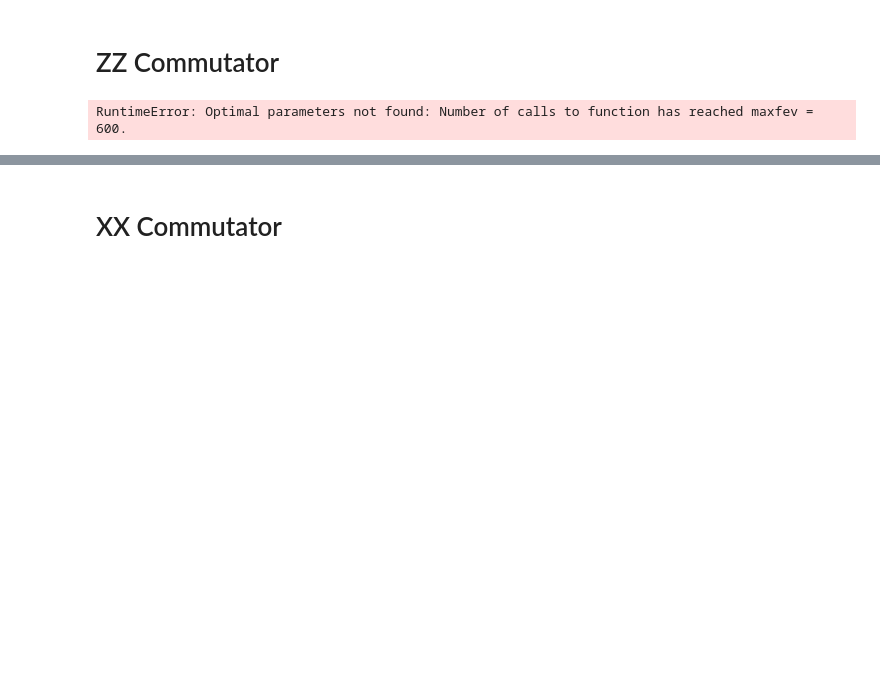
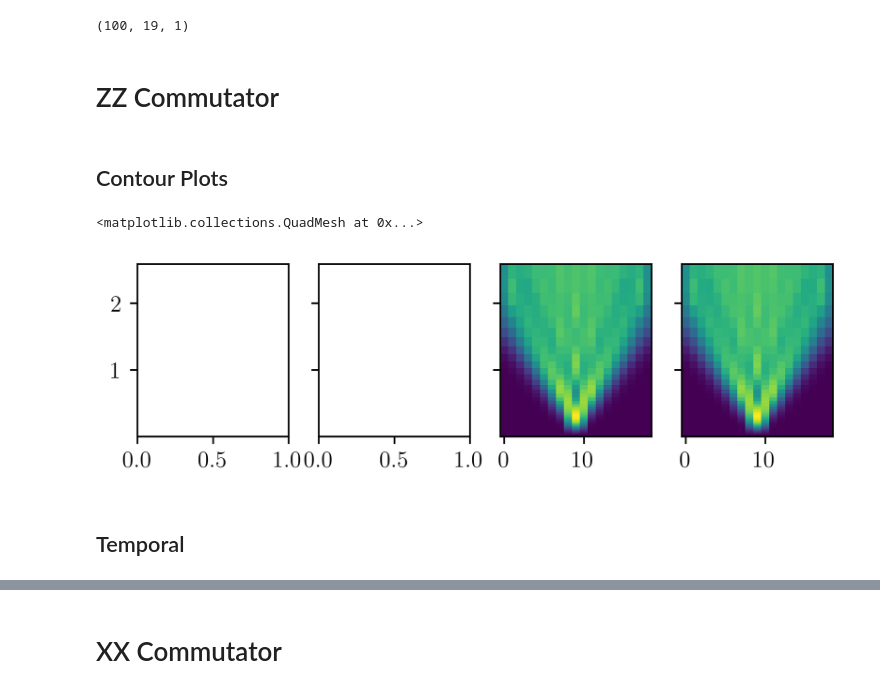
Before and after one commit to mkm2/WorkingFolder, a Jupyter notebook: final_runs/chapter_3/Krylov/ShortTimes.ipynb, the cells around one changed output, grey strips where cells are left out. Cells and saved outputs as stored; diff of their text form; code cells hidden in the pictures; blank space fills up the shorter version.

```diff
--- a/final_runs/chapter_3/Krylov/ShortTimes.ipynb
+++ b/final_runs/chapter_3/Krylov/ShortTimes.ipynb
@@ -12,0 +15,14 @@ datapath = Path.cwd() / "data"
+# %%
+W = 5.88    # Figure width in inches, approximately A4-width - 2*1.25in margin
+plt.rcParams.update({
+    'figure.figsize': (W, W),#/(4/3)),     # 1:1 aspect ratio
+    'font.size' : 11,                   # Set font size to 11pt
+    'axes.labelsize': 11,               # -> axis labels
+    'legend.fontsize': 10,              # -> legends
+    'font.family': 'lmodern',
+    'text.usetex': True,
+    'text.latex.preamble': (            # LaTeX preamble
+        r'\usepackage{lmodern}'
+        # ... more packages if needed
+    )
+})
@@ -99,6 +154,10 @@ rvals = np.array([abs(pos-xcenter) for pos in range(0,N)])
 # %%
 def model(x,a,b):
     return a*x**b
+# %%
+data_zz[0].shape
+# %% [output]
+(100, 19, 1)
 # %% [markdown]
 # ZZ Commutator
 # %%
@@ -112,4 +171,17 @@ for j in range(0,N//2):
     red_zz_nn[:,j] = 0.5*(res_zz_nn[:,j]+res_zz_nn[:,N-j-1])
 red_zz[:,N//2] = res_zz[:,N//2]
 red_zz_nn[:,N//2] = res_zz_nn[:,N//2]
+# %% [markdown]
+## Contour Plots
+# %%
+fig, axs = plt.subplots(1, 4,figsize=set_size(subplots=(1,4)),sharey=True,dpi=600)
+
+axs[2].pcolormesh(range(0,N),T[0:85],res_zz[0:85,:],cmap="viridis")
+axs[3].pcolormesh(range(0,N),T[0:85],res_zz_nn[0:85,:],cmap="viridis")
+#plt.subplots_adjust(wspace=0.05, hspace=0.05)
+# %% [output]
+<matplotlib.collections.QuadMesh at 0x...>
+[figure, added]
+# %% [markdown]
+## Temporal
 # %%
@@ -125,11 +197,9 @@ for j in range(0,8):
 # %%
-popt_nn = []
-perr_nn = []
-tfitmax_nn = [65,65,60,60,55,55,50,50]
-tfitmin_nn = [57,54,50,44,37,27,10,0]
-for j in range(0,8):
+popt_zz_nn = []
+perr_zz_nn = []
+tfitmax_nn = [65,65,60,60,55,55,50,50,50,50]
+tfitmin_nn = [57,54,50,44,37,27,10,0,0,0]
+for j in range(0,10):
     poptj_nn, pcovj_nn = curve_fit(model,T[tfitmin_nn[j]:tfitmax_nn[j]],red_zz_nn[tfitmin_nn[j]:tfitmax_nn[j],j])
-    popt_nn.append(poptj_nn)
-    perr_nn.append(np.sqrt(np.diag(pcovj_nn)))
+    popt_zz_nn.append(poptj_nn)
+    perr_zz_nn.append(np.sqrt(np.diag(pcovj_nn)))
-# %% [output]
-RuntimeError: Optimal parameters not found: Number of calls to function has reached maxfev = 600.
```
Also changed, not shown: parts of 43 cells of this notebook, 7 other files.
